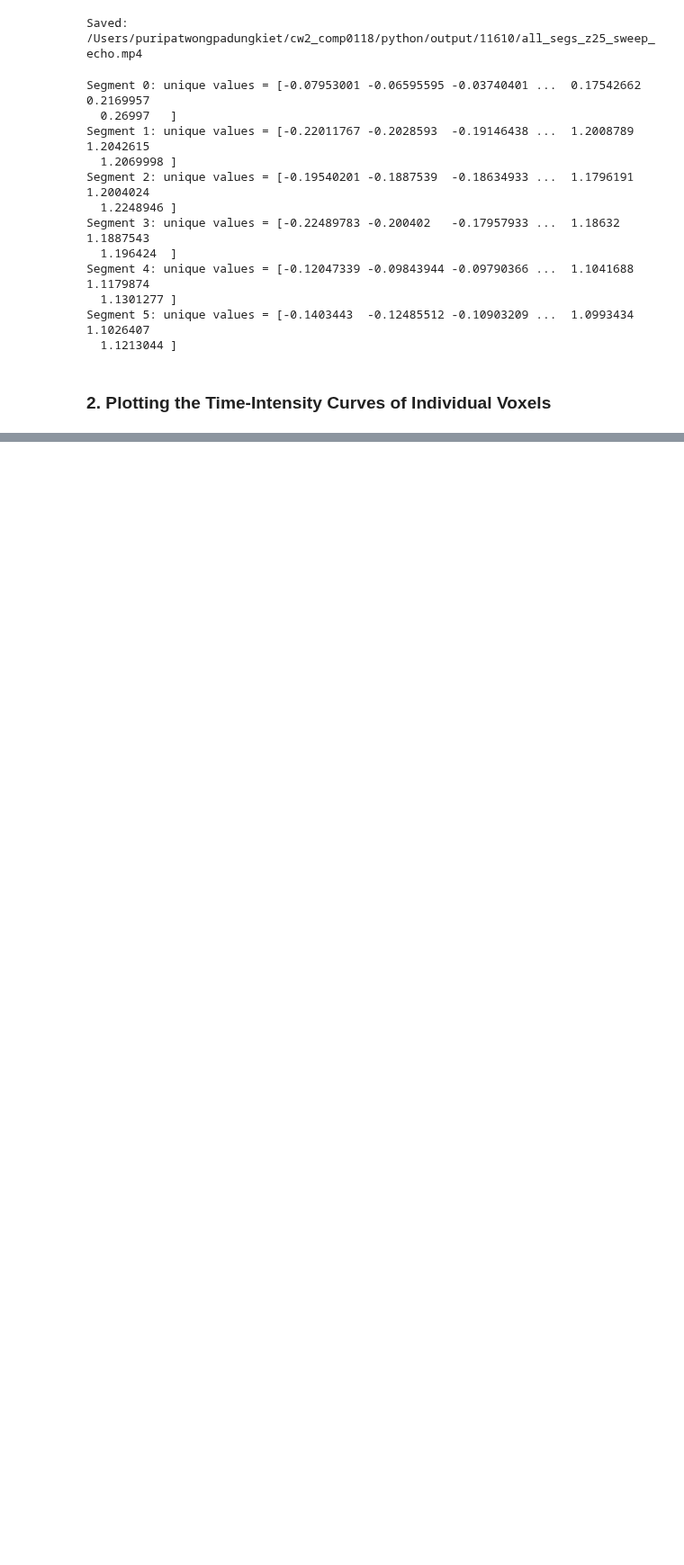
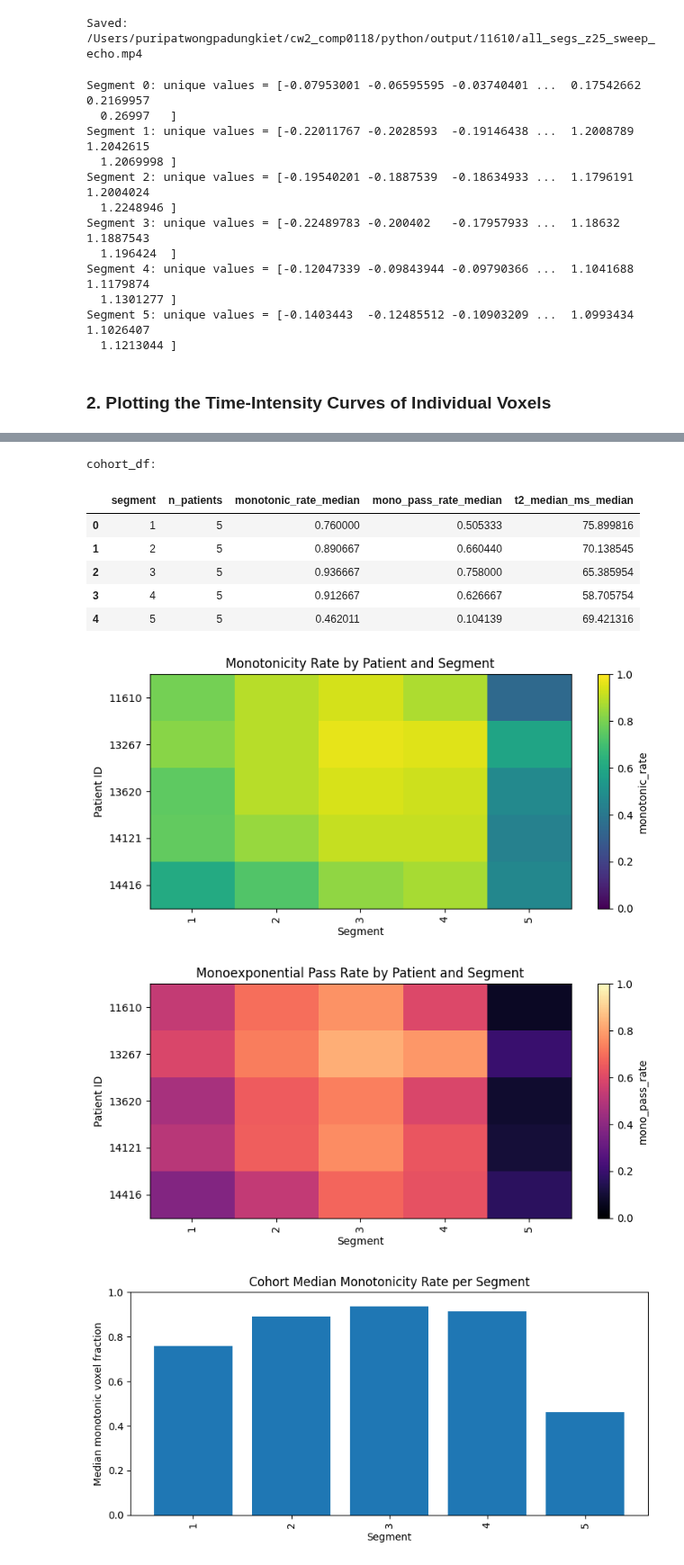
Before and after one commit to natobo/cw2_comp0118, a Jupyter notebook: python/src/eda.ipynb, the cells around one changed output, grey strips where cells are left out. Shown at 90% size. Drawn from its saved outputs; the diff is of its cells as text; code cells hidden in the pictures; blank space fills up the shorter version.

```diff
--- a/python/src/eda.ipynb
+++ b/python/src/eda.ipynb
@@ -333,0 +599,67 @@ plt.show()
+# %%
+RUN_CONFIG = {
+    "ids": data.get_ids(),
+    "max_patients": 5,
+    "max_voxels_per_segment": 1500,
+    "random_state": 42,
+}
+
+all_voxel_rows, all_segment_rows = analyze_dataset_by_ids(**RUN_CONFIG)
+cohort_rows = cohort_summary_from_segment_rows(all_segment_rows)
+
+# DataFrame-first outputs
+voxel_df = rows_to_df(all_voxel_rows)
+patient_segment_df = rows_to_df(all_segment_rows)
+cohort_df = rows_to_df(cohort_rows)
+
+print(f"Voxel rows: {len(voxel_df)}")
+print(f"Patient-segment rows: {len(patient_segment_df)}")
+print(f"Cohort-segment rows: {len(cohort_df)}")
+
+print("\nvoxel_df (head):")
+display(voxel_df.head(10))
+
+print("\npatient_segment_df:")
+display(patient_segment_df.sort_values(["id", "segment"]).reset_index(drop=True))
+
+print("\ncohort_df:")
+display(cohort_df.sort_values("segment").reset_index(drop=True))
+
+# Patient-segment heatmaps
+plot_patient_segment_heatmap(
+    all_segment_rows,
+    metric="monotonic_rate",
+    title="Monotonicity Rate by Patient and Segment",
+    cmap="viridis",
+    vmin=0,
+    vmax=1,
+)
+plt.show()
+
+plot_patient_segment_heatmap(
+    all_segment_rows,
+    metric="mono_pass_rate",
+    title="Monoexponential Pass Rate by Patient and Segment",
+    cmap="magma",
+    vmin=0,
+    vmax=1,
+)
+plt.show()
+
+# Cohort-level bar plots
+plot_cohort_segment_bars(
+    cohort_rows,
+    metric_key="monotonic_rate_median",
+    title="Cohort Median Monotonicity Rate per Segment",
+    ylabel="Median monotonic voxel fraction",
+)
+plt.show()
+
+plot_cohort_segment_bars(
+    cohort_rows,
+    metric_key="mono_pass_rate_median",
+    title="Cohort Median Monoexponential Pass Rate per Segment",
+    ylabel="Median monoexp-pass voxel fraction",
+)
+plt.show()
+# %% [output]
@@ -333,0 +706,10 @@ plt.show()
+cohort_df:
+|  | segment | n_patients | monotonic_rate_median | mono_pass_rate_median | t2_median_ms_median |
+| 0 | 1 | 5 | 0.760000 | 0.505333 | 75.899816 |
+| 1 | 2 | 5 | 0.890667 | 0.660440 | 70.138545 |
+| 2 | 3 | 5 | 0.936667 | 0.758000 | 65.385954 |
+| 3 | 4 | 5 | 0.912667 | 0.626667 | 58.705754 |
+| 4 | 5 | 5 | 0.462011 | 0.104139 | 69.421316 |
+[figure, added]
+[figure, added]
+[figure, added]
```
Also changed, not shown: parts of 23 cells of this notebook.
